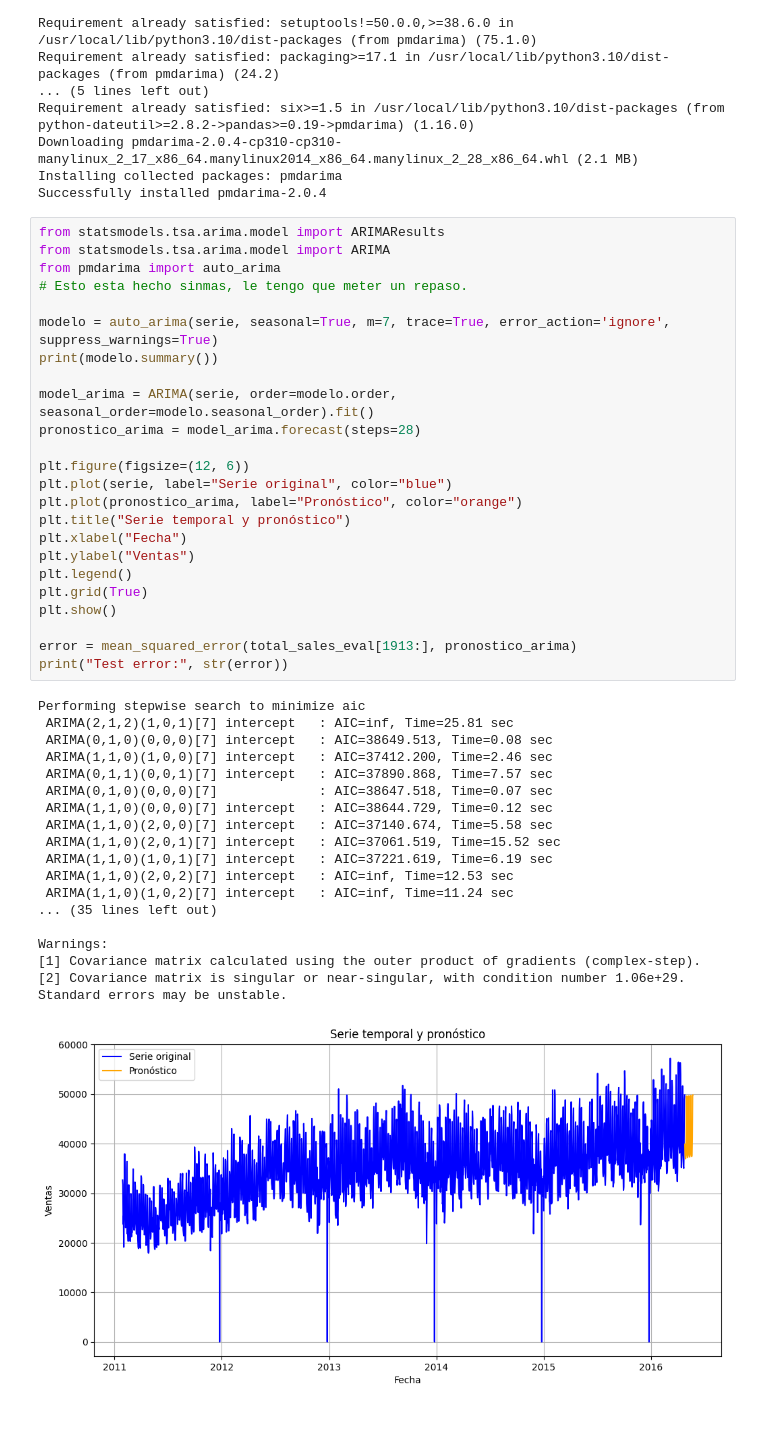
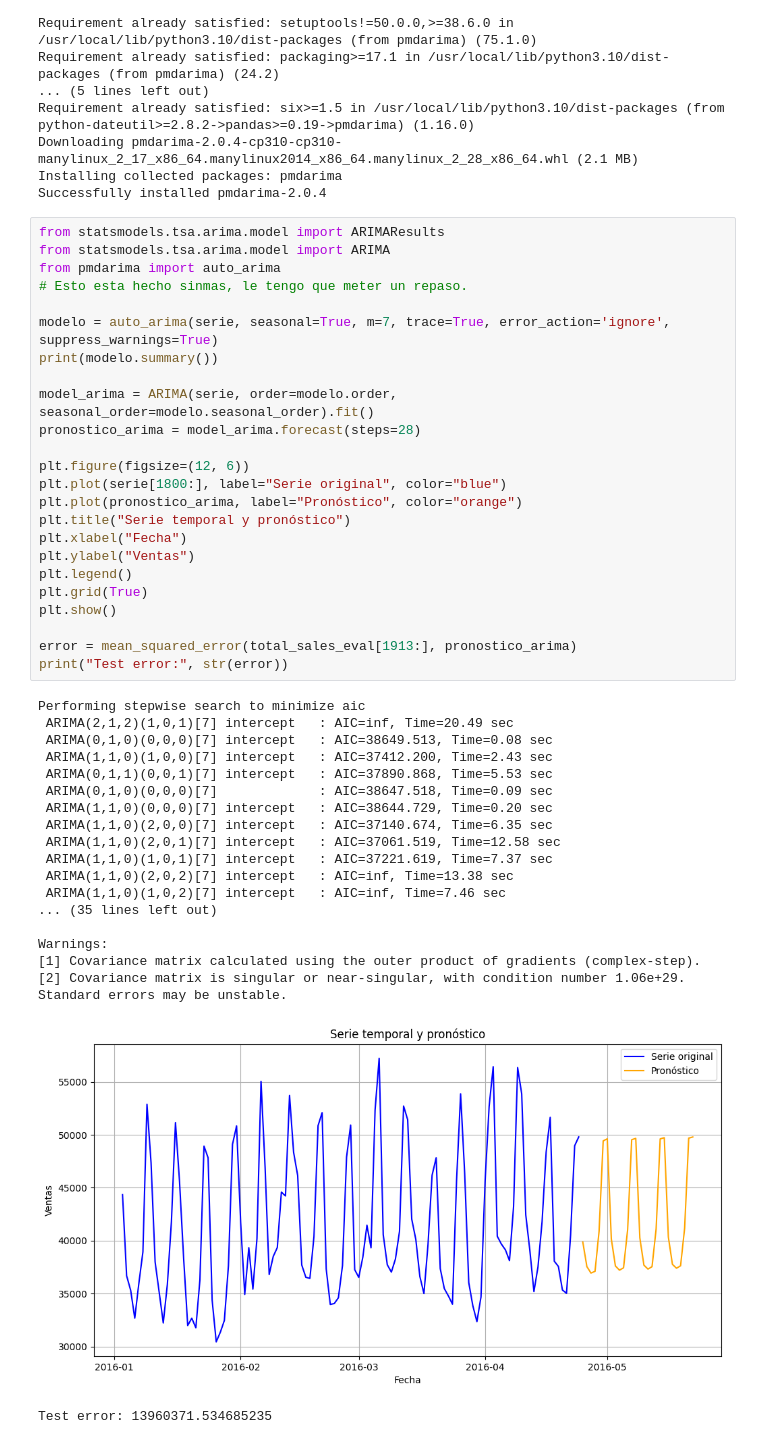
Before and after one commit to alanglk/KISA_ITSDA, a Jupyter notebook: TSF/Entrega1_eneko.ipynb, the cells around one changed output. Cells and saved outputs as stored; diff of their text form.

```diff
--- a/TSF/Entrega1_eneko.ipynb
+++ b/TSF/Entrega1_eneko.ipynb
@@ -235,43 +265,44 @@ Successfully installed pmdarima-2.0.4
 from statsmodels.tsa.arima.model import ARIMAResults
 from statsmodels.tsa.arima.model import ARIMA
 from pmdarima import auto_arima
 # Esto esta hecho sinmas, le tengo que meter un repaso.
 
 modelo = auto_arima(serie, seasonal=True, m=7, trace=True, error_action='ignore', suppress_warnings=True)
 print(modelo.summary())
 
 model_arima = ARIMA(serie, order=modelo.order, seasonal_order=modelo.seasonal_order).fit()
 pronostico_arima = model_arima.forecast(steps=28)
 
 plt.figure(figsize=(12, 6))
-plt.plot(serie, label="Serie original", color="blue")
+plt.plot(serie[1800:], label="Serie original", color="blue")
 plt.plot(pronostico_arima, label="Pronóstico", color="orange")
 plt.title("Serie temporal y pronóstico")
 plt.xlabel("Fecha")
 plt.ylabel("Ventas")
 plt.legend()
 plt.grid(True)
 plt.show()
 
 error = mean_squared_error(total_sales_eval[1913:], pronostico_arima)
 print("Test error:", str(error))
 # %% [output]
 Performing stepwise search to minimize aic
- ARIMA(2,1,2)(1,0,1)[7] intercept   : AIC=inf, Time=25.81 sec
+ ARIMA(2,1,2)(1,0,1)[7] intercept   : AIC=inf, Time=20.49 sec
  ARIMA(0,1,0)(0,0,0)[7] intercept   : AIC=38649.513, Time=0.08 sec
- ARIMA(1,1,0)(1,0,0)[7] intercept   : AIC=37412.200, Time=2.46 sec
- ARIMA(0,1,1)(0,0,1)[7] intercept   : AIC=37890.868, Time=7.57 sec
- ARIMA(0,1,0)(0,0,0)[7]             : AIC=38647.518, Time=0.07 sec
- ARIMA(1,1,0)(0,0,0)[7] intercept   : AIC=38644.729, Time=0.12 sec
- ARIMA(1,1,0)(2,0,0)[7] intercept   : AIC=37140.674, Time=5.58 sec
- ARIMA(1,1,0)(2,0,1)[7] intercept   : AIC=37061.519, Time=15.52 sec
- ARIMA(1,1,0)(1,0,1)[7] intercept   : AIC=37221.619, Time=6.19 sec
- ARIMA(1,1,0)(2,0,2)[7] intercept   : AIC=inf, Time=12.53 sec
- ARIMA(1,1,0)(1,0,2)[7] intercept   : AIC=inf, Time=11.24 sec
+ ARIMA(1,1,0)(1,0,0)[7] intercept   : AIC=37412.200, Time=2.43 sec
+ ARIMA(0,1,1)(0,0,1)[7] intercept   : AIC=37890.868, Time=5.53 sec
+ ARIMA(0,1,0)(0,0,0)[7]             : AIC=38647.518, Time=0.09 sec
+ ARIMA(1,1,0)(0,0,0)[7] intercept   : AIC=38644.729, Time=0.20 sec
+ ARIMA(1,1,0)(2,0,0)[7] intercept   : AIC=37140.674, Time=6.35 sec
+ ARIMA(1,1,0)(2,0,1)[7] intercept   : AIC=37061.519, Time=12.58 sec
+ ARIMA(1,1,0)(1,0,1)[7] intercept   : AIC=37221.619, Time=7.37 sec
+ ARIMA(1,1,0)(2,0,2)[7] intercept   : AIC=inf, Time=13.38 sec
+ ARIMA(1,1,0)(1,0,2)[7] intercept   : AIC=inf, Time=7.46 sec
 ... (35 lines left out)
 
 Warnings:
 [1] Covariance matrix calculated using the outer product of gradients (complex-step).
 [2] Covariance matrix is singular or near-singular, with condition number 1.06e+29. Standard errors may be unstable.
-[figure, old version]
+[figure, new version]
+Test error: 13960371.534685235
 # %%
```
Also changed, not shown: parts of 7 cells of this notebook.
